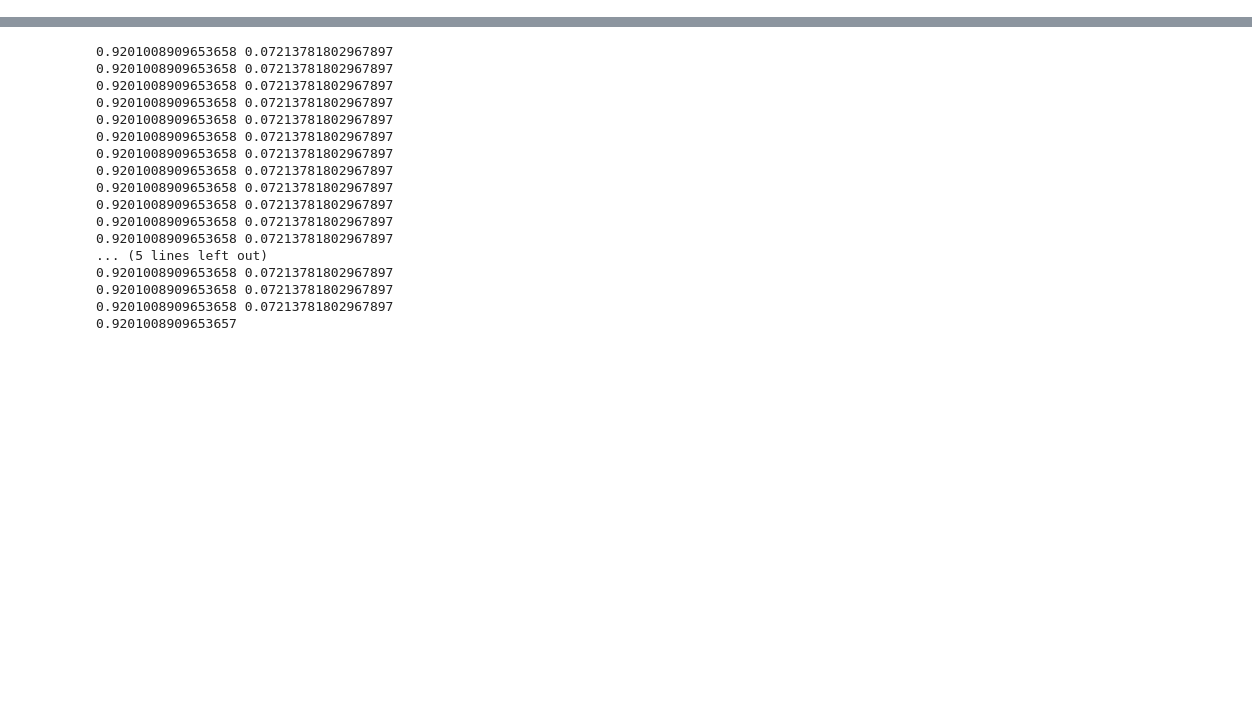
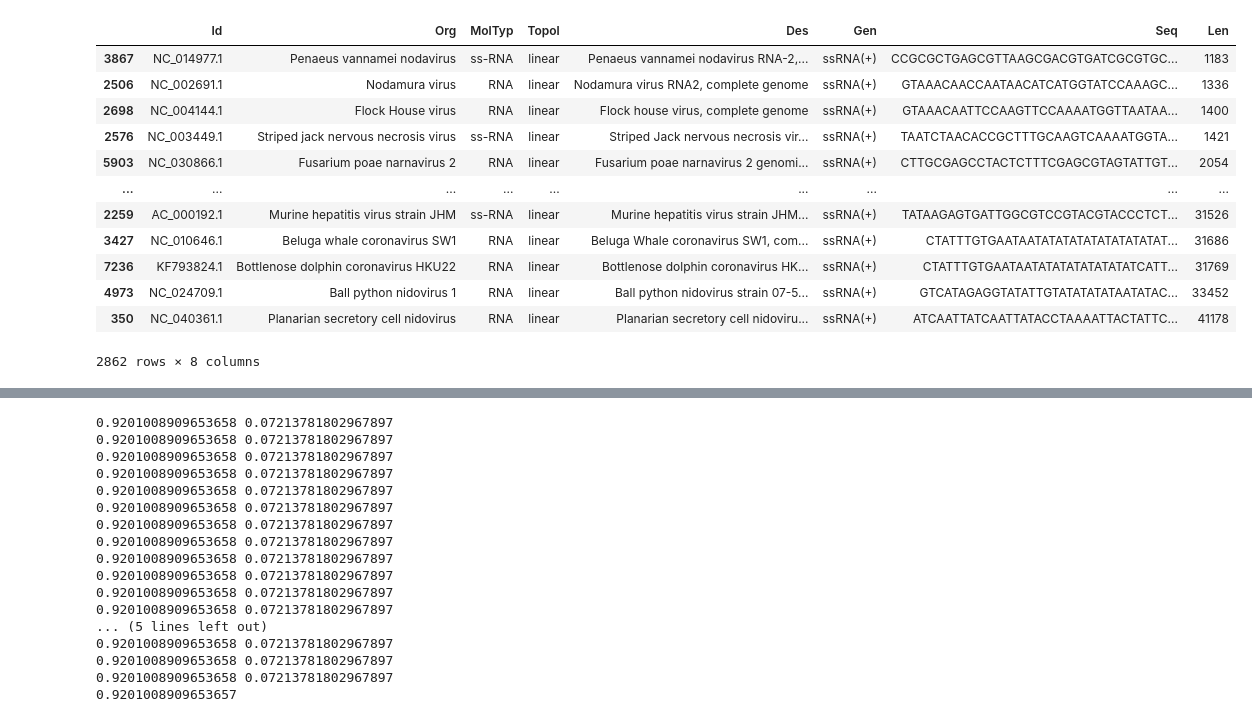
Before and after one commit to DeadlineWasYesterday/V-Classifier, a Jupyter notebook: ML RF Manual tests.ipynb, the cells around one changed output, grey strips where cells are left out. Cells and saved outputs as stored; diff of their text form; code cells hidden in the pictures; blank space fills up the shorter version.

```diff
--- a/ML RF Manual tests.ipynb
+++ b/ML RF Manual tests.ipynb
@@ -0,0 +1,21 @@
+# %%
+import pandas as pd
+df = pd.read_csv('../final file hopefully no errors.csv')
+# %%
+df['Len'] = [len(s) for s in df["Seq"]]
+# %%
+df[df['Gen'] == 'ssRNA(+)'].sort_values('Len')
+# %% [output]
+|  | Id | Org | MolTyp | Topol | Des | Gen | Seq | Len |
+| 3867 | NC_014977.1 | Penaeus vannamei nodavirus | ss-RNA | linear | Penaeus vannamei nodavirus RNA-2,... | ssRNA(+) | CCGCGCTGAGCGTTAAGCGACGTGATCGCGTGC... | 1183 |
+| 2506 | NC_002691.1 | Nodamura virus | RNA | linear | Nodamura virus RNA2, complete genome | ssRNA(+) | GTAAACAACCAATAACATCATGGTATCCAAAGC... | 1336 |
+| 2698 | NC_004144.1 | Flock House virus | RNA | linear | Flock house virus, complete genome | ssRNA(+) | GTAAACAATTCCAAGTTCCAAAATGGTTAATAA... | 1400 |
+| 2576 | NC_003449.1 | Striped jack nervous necrosis virus | ss-RNA | linear | Striped Jack nervous necrosis vir... | ssRNA(+) | TAATCTAACACCGCTTTGCAAGTCAAAATGGTA... | 1421 |
+| 5903 | NC_030866.1 | Fusarium poae narnavirus 2 | RNA | linear | Fusarium poae narnavirus 2 genomi... | ssRNA(+) | CTTGCGAGCCTACTCTTTCGAGCGTAGTATTGT... | 2054 |
+| ... | ... | ... | ... | ... | ... | ... | ... | ... |
+| 2259 | AC_000192.1 | Murine hepatitis virus strain JHM | ss-RNA | linear | Murine hepatitis virus strain JHM... | ssRNA(+) | TATAAGAGTGATTGGCGTCCGTACGTACCCTCT... | 31526 |
+| 3427 | NC_010646.1 | Beluga whale coronavirus SW1 | RNA | linear | Beluga Whale coronavirus SW1, com... | ssRNA(+) | CTATTTGTGAATAATATATATATATATATATAT... | 31686 |
+| 7236 | KF793824.1 | Bottlenose dolphin coronavirus HKU22 | RNA | linear | Bottlenose dolphin coronavirus HK... | ssRNA(+) | CTATTTGTGAATAATATATATATATATATCATT... | 31769 |
+| 4973 | NC_024709.1 | Ball python nidovirus 1 | RNA | linear | Ball python nidovirus strain 07-5... | ssRNA(+) | GTCATAGAGGTATATTGTATATATATAATATAC... | 33452 |
+| 350 | NC_040361.1 | Planarian secretory cell nidovirus | RNA | linear | Planarian secretory cell nidoviru... | ssRNA(+) | ATCAATTATCAATTATACCTAAAATTACTATTC... | 41178 |
+2862 rows × 8 columns
```
Also changed, not shown: parts of 1 cell of this notebook, 16 other files.
